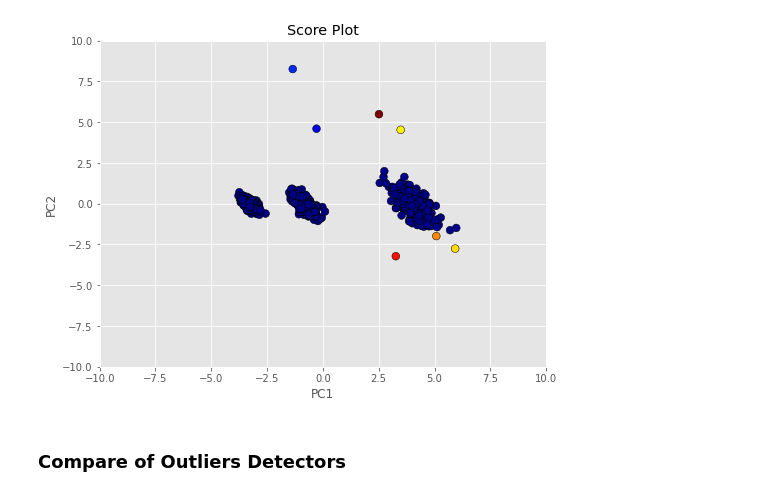
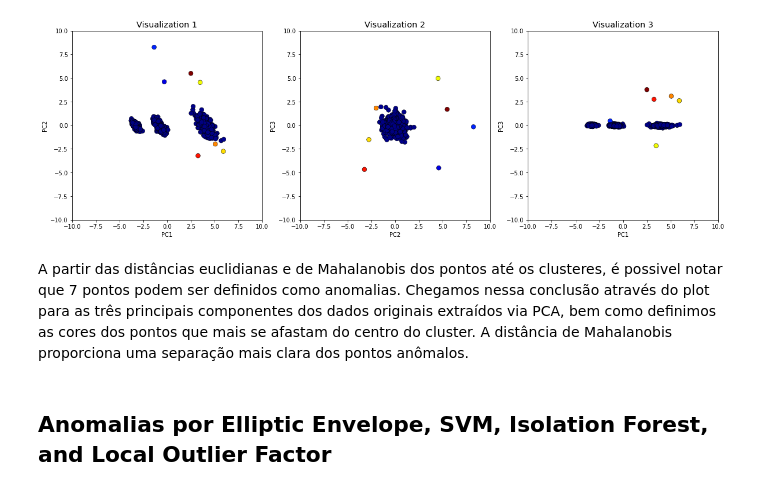
Before and after one commit to icleveston/MO433, a Jupyter notebook: Trabalho_3/Tarefa03.ipynb, the cells around one changed output. Drawn from its saved outputs; the diff is of its cells as text; code cells hidden in the pictures.

```diff
--- a/Trabalho_3/Tarefa03.ipynb
+++ b/Trabalho_3/Tarefa03.ipynb
@@ -61,18 +71,35 @@ robust_cov = MinCovDet().fit(T[:,:5])
 m = robust_cov.mahalanobis(T[:,:5])
 # %%
 colors = [plt.cm.jet(float(i)/max(m)) for i in m]
-fig = plt.figure(figsize=(8,6))
+fig, (ax1, ax2, ax3) = plt.subplots(1, 3, figsize=(20,6))
 with plt.style.context(('ggplot')):
-    plt.scatter(T[:, 0], T[:, 1], c=colors, edgecolors='k', s=60)
-    plt.xlabel('PC1')
-    plt.ylabel('PC2')
-    plt.xlim((-10, 10))
-    plt.ylim((-10, 10))
-    plt.title('Score Plot')
+    ax1.scatter(T[:, 0], T[:, 1], c=colors, edgecolors='k', s=60)
+    ax1.set_xlabel('PC1')
+    ax1.set_ylabel('PC2')
+    ax1.set_xlim((-10, 10))
+    ax1.set_ylim((-10, 10))
+    ax1.set_title('Visualization 1')
+
+    ax2.scatter(T[:, 1], T[:, 2], c=colors, edgecolors='k', s=60)
+    ax2.set_xlabel('PC2')
+    ax2.set_ylabel('PC3')
+    ax2.set_xlim((-10, 10))
+    ax2.set_ylim((-10, 10))
+    ax2.set_title('Visualization 2')
+
+    ax3.scatter(T[:, 0], T[:, 3], c=colors, edgecolors='k', s=60)
+    ax3.set_xlabel('PC1')
+    ax3.set_ylabel('PC3')
+    ax3.set_xlim((-10, 10))
+    ax3.set_ylim((-10, 10))
+    ax3.set_title('Visualization 3')
+
 plt.show()
 # %% [output]
-[figure, old version]
+[figure, new version]
-# %% [markdown]
-### Compare of Outliers Detectors
+# %% [markdown]
+A partir das distâncias euclidianas e de Mahalanobis dos pontos até os clusteres, é possivel notar que 7 pontos podem ser definidos como anomalias. Chegamos nessa conclusão através do plot para as três principais componentes dos dados originais extraídos via PCA, bem como definimos as cores dos pontos que mais se afastam do centro do cluster. A distância de Mahalanobis proporciona uma separação mais clara dos pontos anômalos.
+# %% [markdown]
+## Anomalias por Elliptic Envelope, SVM, Isolation Forest, and Local Outlier Factor
 # %%
 import time
```
Also changed, not shown: parts of 14 cells of this notebook, 1 other file.
